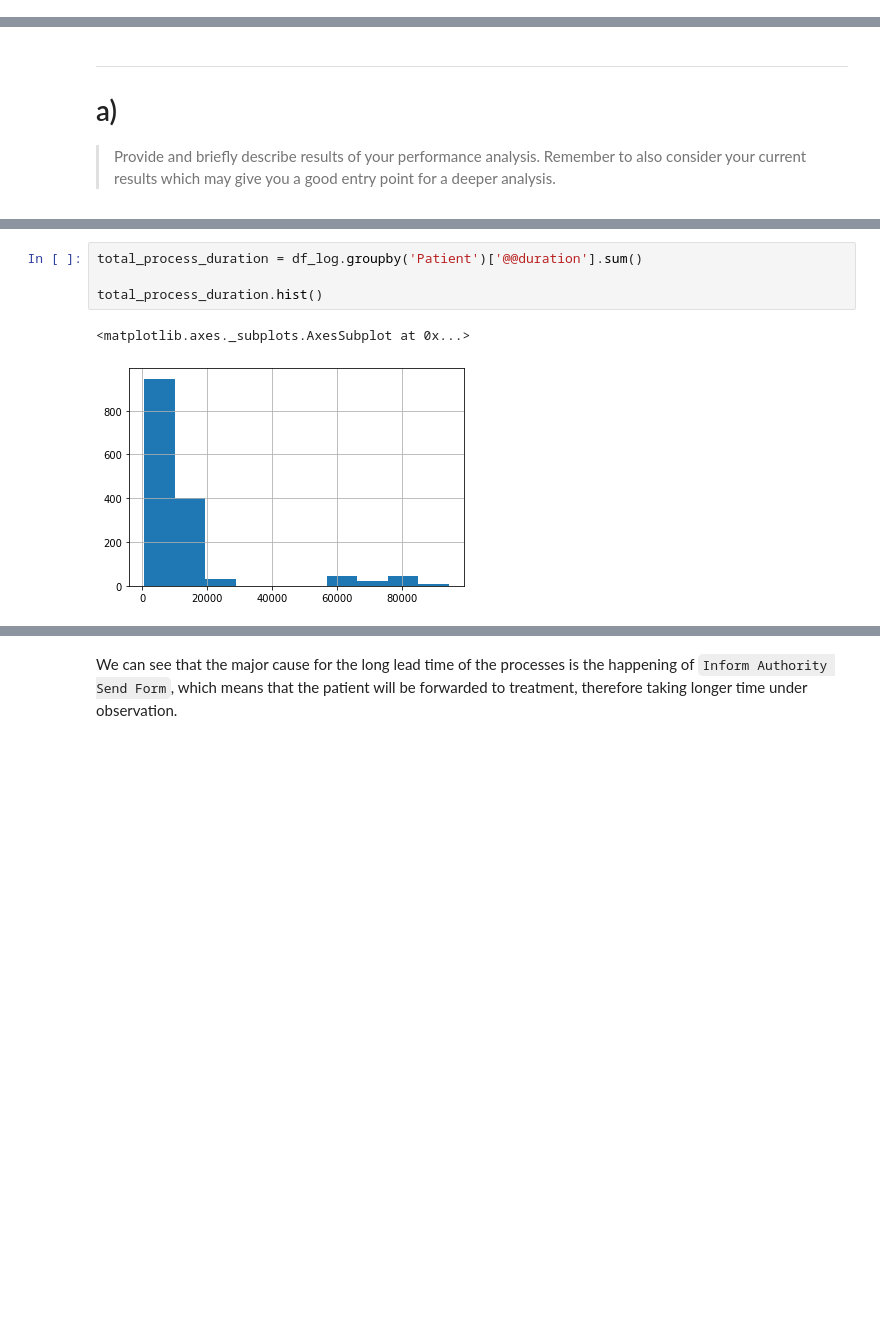
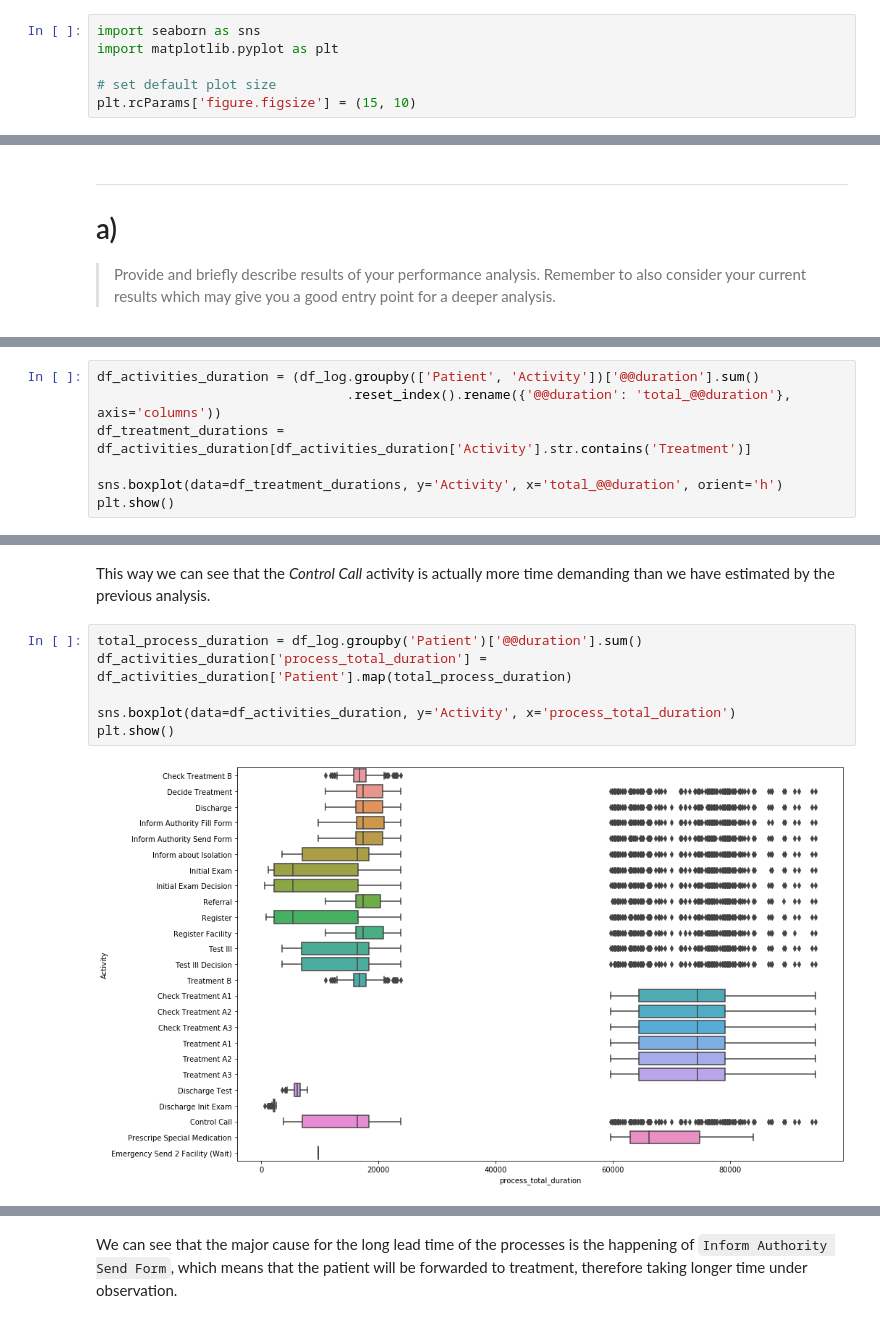
Before and after one commit to brunompacheco/APM-A1, a Jupyter notebook: notebooks/Q3_Performance.ipynb, the cells around one changed output, grey strips where cells are left out. Drawn from its saved outputs; the diff is of its cells as text; blank space fills up the shorter version.

Commit message:
refactor analysis into a) and b), add insurance and age analysis

```diff
--- a/notebooks/Q3_Performance.ipynb
+++ b/notebooks/Q3_Performance.ipynb
@@ -35,3 +35,9 @@ event_log = xes_import_factory.apply(PROJ_ROOT+"/data/processed_log.xes")
 #import the filtered petri net obtained in Q1
 pnml_path = os.path.join(PROJ_ROOT, 'results', 'Q1', 'filtered_petri.pnml')
 net, initial_marking, final_marking = pnml_importer.apply(pnml_path)
+# %%
+import seaborn as sns
+import matplotlib.pyplot as plt
+
+# set default plot size
+plt.rcParams['figure.figsize'] = (15, 10)
@@ -82,0 +79,7 @@ We have annotated the petri net that was obtained in Q1 after preprocessing the
+# %%
+df_activities_duration = (df_log.groupby(['Patient', 'Activity'])['@@duration'].sum()
+                                .reset_index().rename({'@@duration': 'total_@@duration'}, axis='columns'))
+df_treatment_durations = df_activities_duration[df_activities_duration['Activity'].str.contains('Treatment')]
+
+sns.boxplot(data=df_treatment_durations, y='Activity', x='total_@@duration', orient='h')
+plt.show()
@@ -83,7 +99,10 @@ We have annotated the petri net that was obtained in Q1 after preprocessing the
+# %% [markdown]
+This way we can see that the _Control Call_ activity is actually more time demanding than we have estimated by the previous analysis.
 # %%
 total_process_duration = df_log.groupby('Patient')['@@duration'].sum()
+df_activities_duration['process_total_duration'] = df_activities_duration['Patient'].map(total_process_duration)
 
-total_process_duration.hist()
+sns.boxplot(data=df_activities_duration, y='Activity', x='process_total_duration')
+plt.show()
 # %% [output]
-<matplotlib.axes._subplots.AxesSubplot at 0x...>
-[figure, old version]
+[figure, new version]
```
Also changed, not shown: parts of 47 cells of this notebook, 1 other file.
